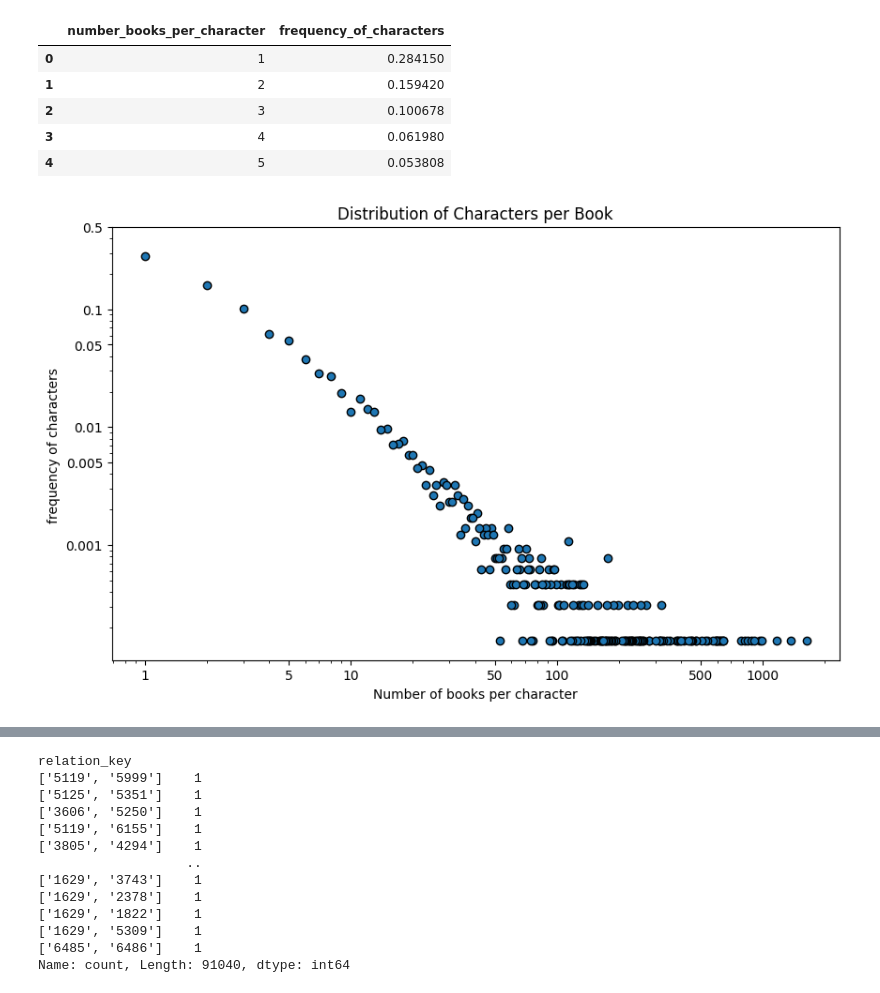
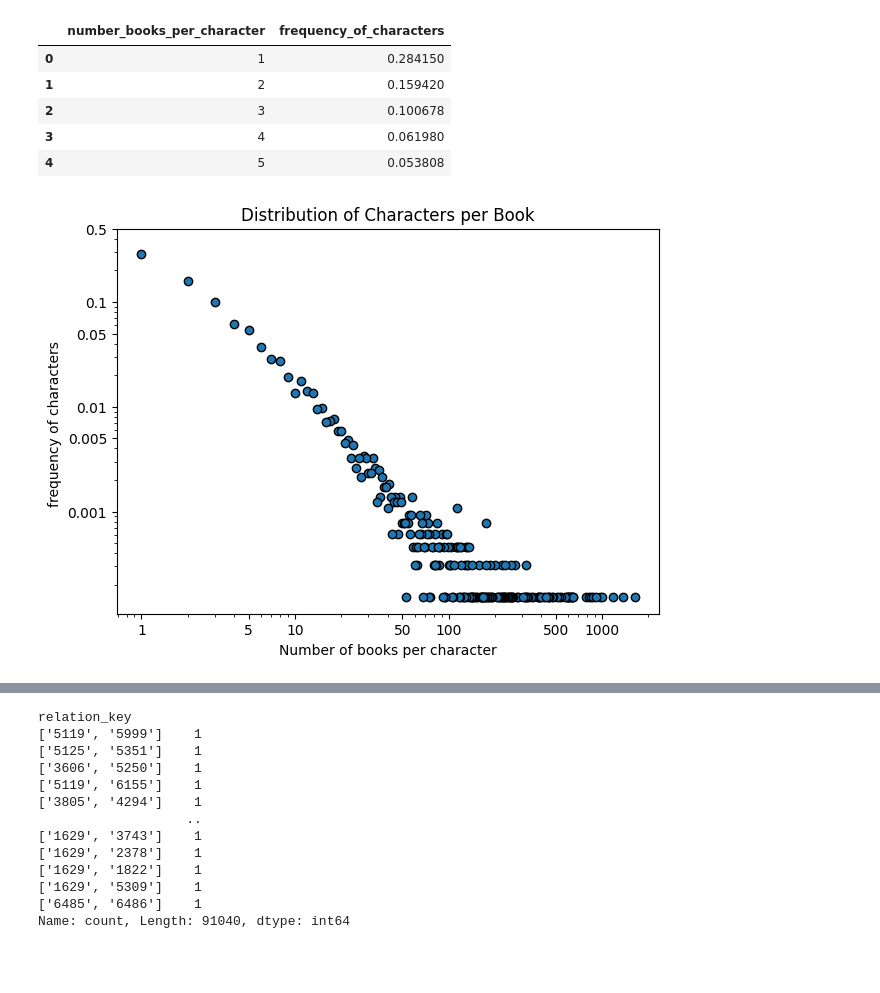
Before and after one commit to alejomaar/Network-Science-for-Data-Analytics, a Jupyter notebook: mini_project/notebook.ipynb, the cells around one changed output, grey strips where cells are left out. Cells and saved outputs as stored; diff of their text form; code cells hidden in the pictures; blank space fills up the shorter version.

```diff
--- a/mini_project/notebook.ipynb
+++ b/mini_project/notebook.ipynb
@@ -2,6 +14,18 @@
 import pandas as pd
 # %%
 def network_file_to_df(path:str, col_left:str ,col_right:str, sep=':' ):
+    """
+    Read data from a network file and return a DataFrame.
+
+    Parameters:
+    - path (str): The path to the network file.
+    - col_left (str): The name for the column containing the left-side values.
+    - col_right (str): The name for the column containing the right-side values.
+    - sep (str, optional): The separator used in the network file. Default is ':'.
+
+    Returns:
+    - pandas.DataFrame: A DataFrame containing the data read from the network file.
+    """
     data = []
 
     with open(path, 'r', encoding="utf8") as file:
@@ -46,6 +93,6 @@ len(book_df)
 # %% [output]
 12942
 # %%
-edges_raw_df = network_file_to_df('data/edges.txt','character','book', sep=" ")
+edges_raw_df = network_file_to_df('data/edges.txt','character','comic', sep=" ")
 edges_raw_df.head()
 # %% [output]
@@ -62,6 +113,6 @@ len(edges_raw_df)
 # %%
-edges_raw_df['book'] = edges_raw_df['book'].apply(lambda x: x.split())
-edges_df = edges_raw_df.explode('book')
+edges_raw_df['comic'] = edges_raw_df['comic'].apply(lambda x: x.split())
+edges_df = edges_raw_df.explode('comic')
 edges_df.reset_index(drop=True, inplace=True)
 # %%
 edges_df.head()
@@ -135,25 +208,25 @@ freq_characters_by_character.head()
 # %%
 import matplotlib.pyplot as plt
 
 
 # Create the scatter plot
-plt.figure(figsize=[10, 6])
+plt.figure(figsize=[7, 5])
 plt.scatter(freq_characters_by_character['number_books_per_character'], freq_characters_by_character['frequency_of_characters'], edgecolor='black')
 plt.xlabel('Number of books per character')
 plt.ylabel('frequency of characters ')
 # Applying log scale
 plt.xscale('log')
 plt.yscale('log')
 
 # Set specific tick marks
 x_ticks = [1, 5, 10, 50, 100,500,1000]
 y_ticks = [0.001, 0.005, 0.01, 0.05, 0.1,0.5]
 plt.xticks(x_ticks, labels=x_ticks)
 plt.yticks(y_ticks, labels=y_ticks)
 
 plt.title('Distribution of Characters per Book')
 #plt.grid(True, linestyle='--', alpha=0.7)
 plt.show()
 # %% [output]
-[figure, old version]
+[figure, new version]
 # %%
```
Also changed, not shown: parts of 75 cells of this notebook, 5 other files.
